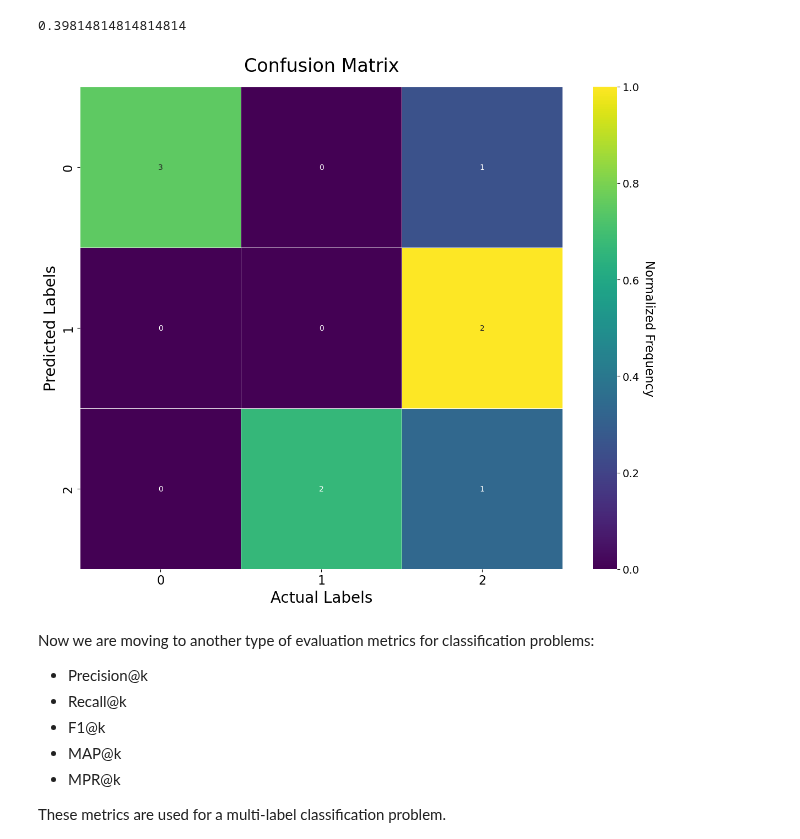
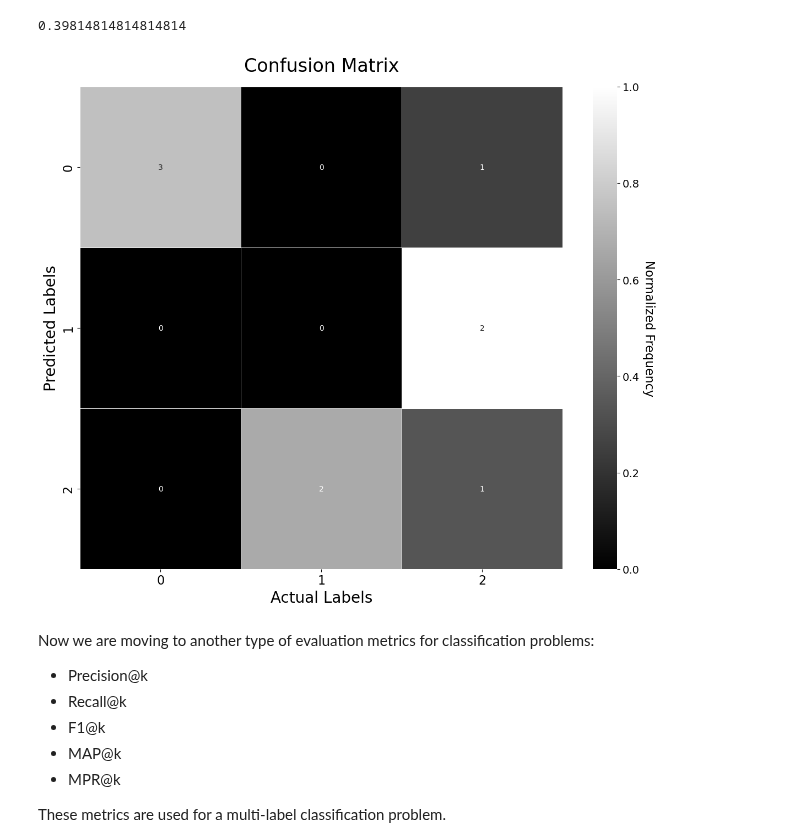
Before and after one commit to KSaid-1/ProjectStash, a Jupyter notebook: Evaluation-metrics/Evaluation-metrics.ipynb, the cells around one changed output. Drawn from its saved outputs; the diff is of its cells as text; code cells hidden in the pictures.

```diff
--- a/Evaluation-metrics/Evaluation-metrics.ipynb
+++ b/Evaluation-metrics/Evaluation-metrics.ipynb
@@ -497,35 +497,35 @@ cm = cm.T
 # %%
 plt.figure(figsize=(12, 10))
 
 # Use 'viridis' colormap for a more colorful display
-cmap = plt.cm.viridis
+cmap = plt.cm.grey
 
 # Normalize the confusion matrix for better color scaling
 cm_norm = cm.astype('float') / cm.sum(axis=1)[:, np.newaxis]
 
 # Create the heatmap
 sns.heatmap(cm_norm, annot=cm, fmt='d', cmap=cmap, cbar=True,
             square=True, linewidths=0.5, linecolor='white')
 
 # Improve the colorbar
 cbar = plt.gcf().axes[-1]
 cbar.tick_params(labelsize=14)
 cbar.set_ylabel('Normalized Frequency', rotation=270, labelpad=20, fontsize=16)
 
 # Set labels and title
 plt.xlabel('Actual Labels', fontsize=20)
 plt.ylabel('Predicted Labels', fontsize=20)
 plt.title('Confusion Matrix', fontsize=24, pad=20)
 
 # Adjust tick label size
 plt.tick_params(axis='both', which='major', labelsize=16)
 
 # Tight layout to prevent clipping
 plt.tight_layout()
 
 plt.show()
 # %% [output]
-[figure, old version]
+[figure, new version]
 # %% [markdown]
 Now we are moving to another type of evaluation metrics for classification problems:
 
```
Also changed, not shown: 1 other file.
